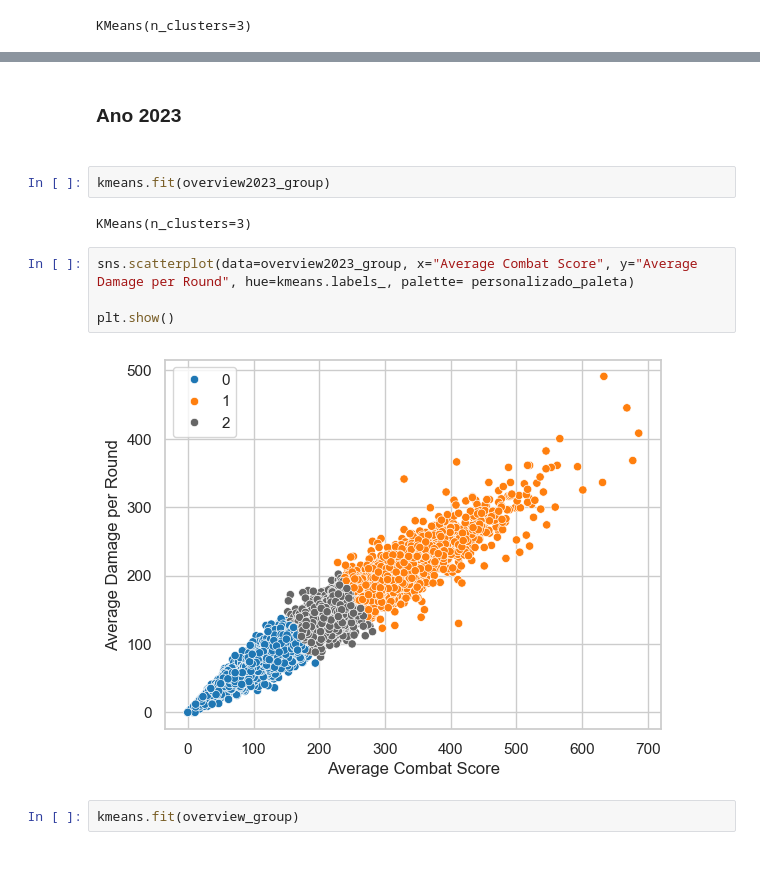
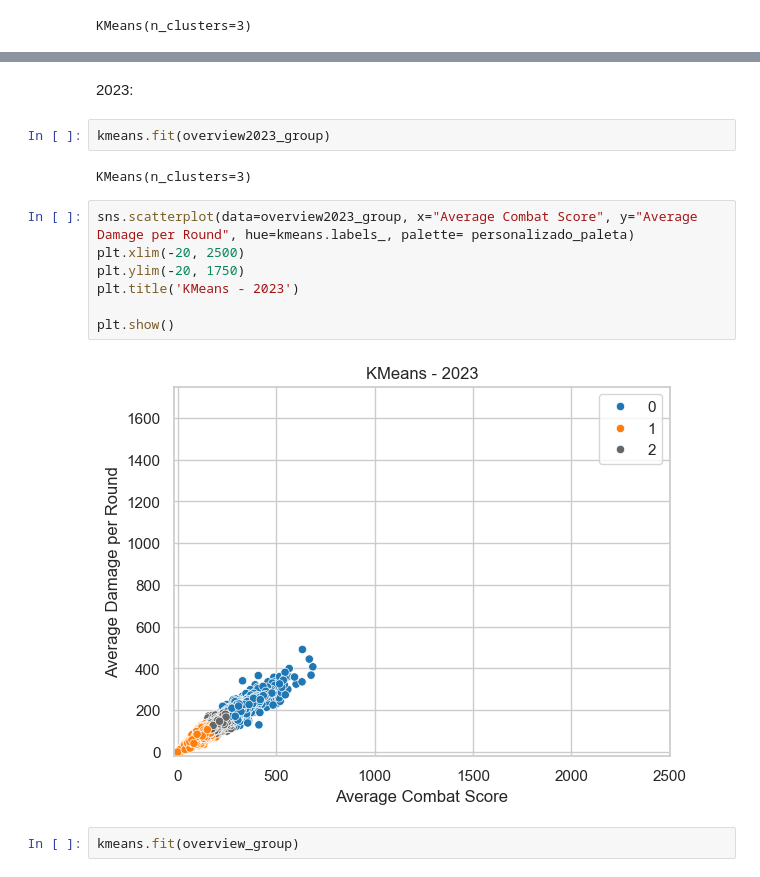
Before and after one commit to PedroLSCabral/Projeto-ICD, a Jupyter notebook: Presentation.ipynb, the cells around one changed output, grey strips where cells are left out. Drawn from its saved outputs; the diff is of its cells as text.

```diff
--- a/Presentation.ipynb
+++ b/Presentation.ipynb
@@ -505,15 +515,18 @@ plt.show()
-# %% [markdown]
-<h3>Ano 2023<h3>
+# %% [markdown]
+2023:
 # %%
 kmeans.fit(overview2023_group)
 # %% [output]
 KMeans(n_clusters=3)
 # %%
 sns.scatterplot(data=overview2023_group, x="Average Combat Score", y="Average Damage per Round", hue=kmeans.labels_, palette= personalizado_paleta)
+plt.xlim(-20, 2500)
+plt.ylim(-20, 1750)
+plt.title('KMeans - 2023')
 
 plt.show()
 # %% [output]
-[figure, old version]
+[figure, new version]
 # %%
 kmeans.fit(overview_group)
 # %% [output]
```
Also changed, not shown: parts of 13 cells of this notebook.
